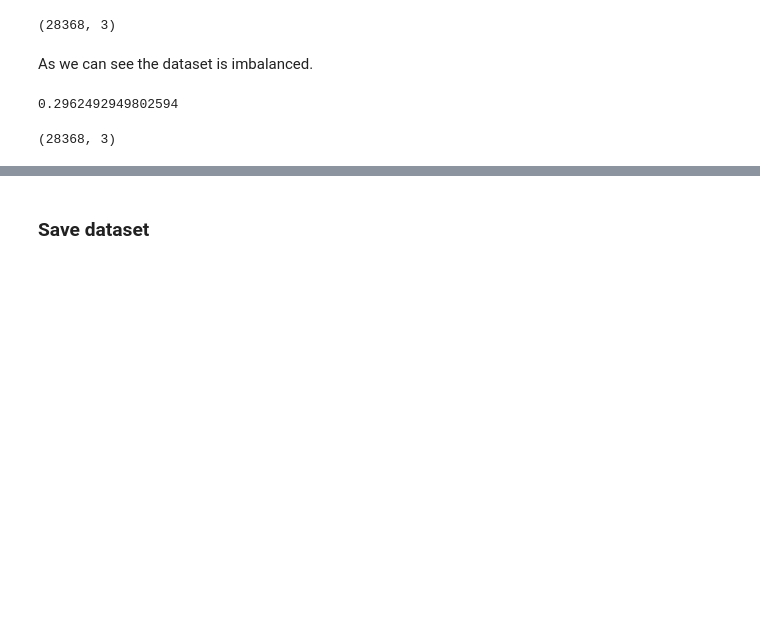
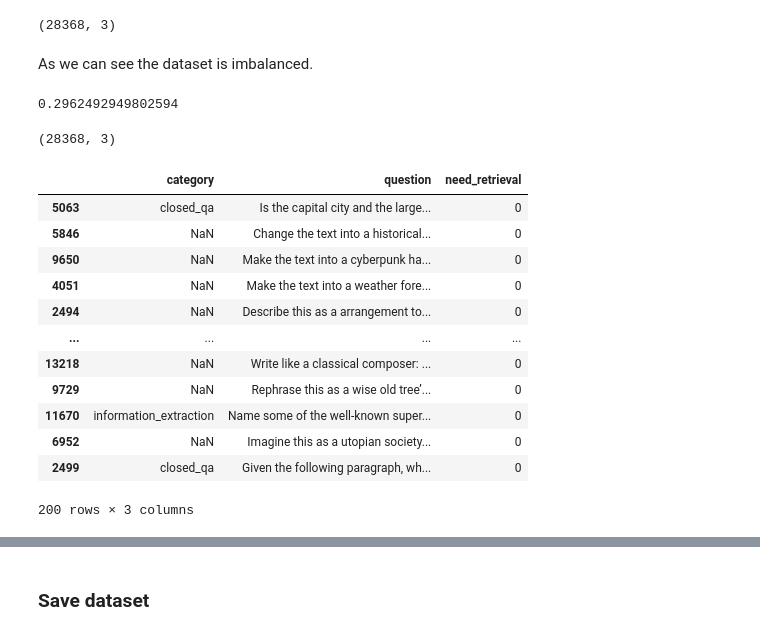
Before and after one commit to Dnau15/SPBRAG, a Jupyter notebook: notebooks/dataset.ipynb, the cells around one changed output, grey strips where cells are left out. Saved outputs shown, nothing was run; the diff lists cells and outputs as text; code cells hidden in the pictures; blank space fills up the shorter version.

```diff
--- a/notebooks/dataset.ipynb
+++ b/notebooks/dataset.ipynb
@@ -200,13 +250,24 @@ databricks_dataset['prompt'] = databricks_dataset.apply(lambda x: x['instruction
 # %%
-databricks_dataset = databricks_dataset.drop(columns=['instruction', 'context', 'response'])
-merge_rewrite_dataset = merge_rewrite_dataset.drop(columns=['rewrite_prompt', 'rewritten_text', 'original_text'])
+databricks_dataset = databricks_dataset.drop(
+    columns=["instruction", "context", "response"]
+)
+merge_rewrite_dataset = merge_rewrite_dataset.drop(
+    columns=["rewrite_prompt", "rewritten_text", "original_text"]
+)
 # %% [markdown]
 ### Define categories that need retrieval
 # %%
-need_retrieval_categories = ['open_qa', 'brainstorming', 'general_qa', 'creative_writing']
+need_retrieval_categories = [
+    "open_qa",
+    "brainstorming",
+    "general_qa",
+    "creative_writing",
+]
 # %%
-merge_rewrite_dataset['need_retrieval'] = 0
-databricks_dataset['need_retrieval'] = databricks_dataset['category'].apply(lambda x: 1 if x in need_retrieval_categories else 0)
+merge_rewrite_dataset["need_retrieval"] = 0
+databricks_dataset["need_retrieval"] = databricks_dataset["category"].apply(
+    lambda x: 1 if x in need_retrieval_categories else 0
+)
 # %% [markdown]
 ### Concat datasets
 # %%
@@ -222,3 +285,25 @@ merged_dataset.shape
 # %% [output]
 0.2962492949802594
 (28368, 3)
+# %%
+sample_need_retrieval_0 = merged_dataset[merged_dataset["need_retrieval"] == 0].sample(
+    n=200, random_state=42
+)
+sample_need_retrieval_0 = sample_need_retrieval_0.rename(columns={"prompt": "question"})
+merged_dataset = merged_dataset.drop(sample_need_retrieval_0.index)
+# %%
+sample_need_retrieval_0
+# %% [output]
+|  | category | question | need_retrieval |
+| 5063 | closed_qa | Is the capital city and the large... | 0 |
+| 5846 | NaN | Change the text into a historical... | 0 |
+| 9650 | NaN | Make the text into a cyberpunk ha... | 0 |
+| 4051 | NaN | Make the text into a weather fore... | 0 |
+| 2494 | NaN | Describe this as a arrangement to... | 0 |
+| ... | ... | ... | ... |
+| 13218 | NaN | Write like a classical composer: ... | 0 |
+| 9729 | NaN | Rephrase this as a wise old tree’... | 0 |
+| 11670 | information_extraction | Name some of the well-known super... | 0 |
+| 6952 | NaN | Imagine this as a utopian society... | 0 |
+| 2499 | closed_qa | Given the following paragraph, wh... | 0 |
+200 rows × 3 columns
```
Also changed, not shown: parts of 33 cells of this notebook.
